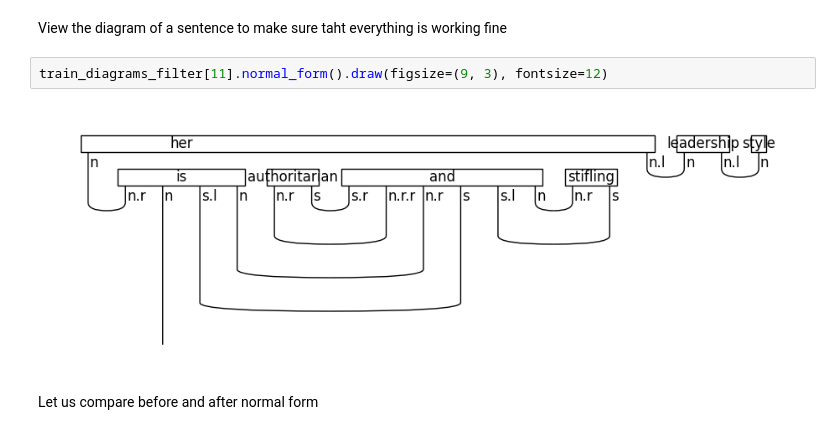
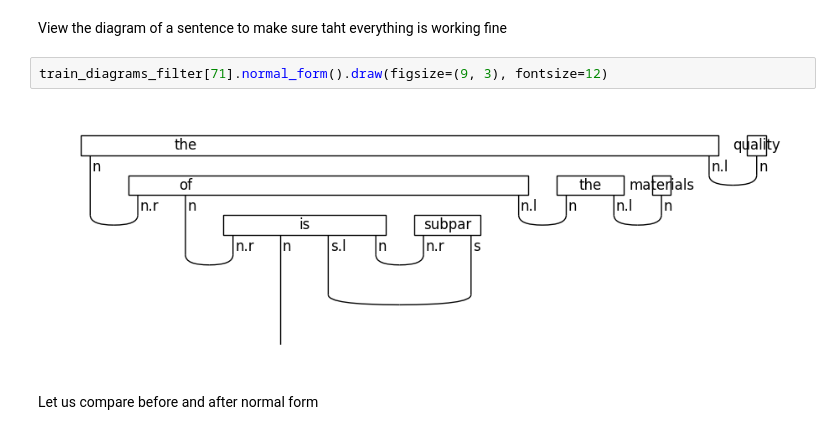
Before and after one commit to Guilli12pm/QNLP, a Jupyter notebook: QNLP_BinaryClass.ipynb, the cells around one changed output. Saved outputs shown, nothing was run; the diff lists cells and outputs as text.

```diff
--- a/QNLP_BinaryClass.ipynb
+++ b/QNLP_BinaryClass.ipynb
@@ -161,9 +161,9 @@ Number of Test diagrams 60 and labels 60 match? -> True
 # %% [markdown]
 View the diagram of a sentence to make sure taht everything is working fine
 # %%
-train_diagrams_filter[11].normal_form().draw(figsize=(9, 3), fontsize=12)
+train_diagrams_filter[71].normal_form().draw(figsize=(9, 3), fontsize=12)
 # %% [output]
-[figure, old version]
+[figure, new version]
 # %% [markdown]
 Let us compare before and after normal form
 # %%
```
Also changed, not shown: parts of 5 cells of this notebook.
